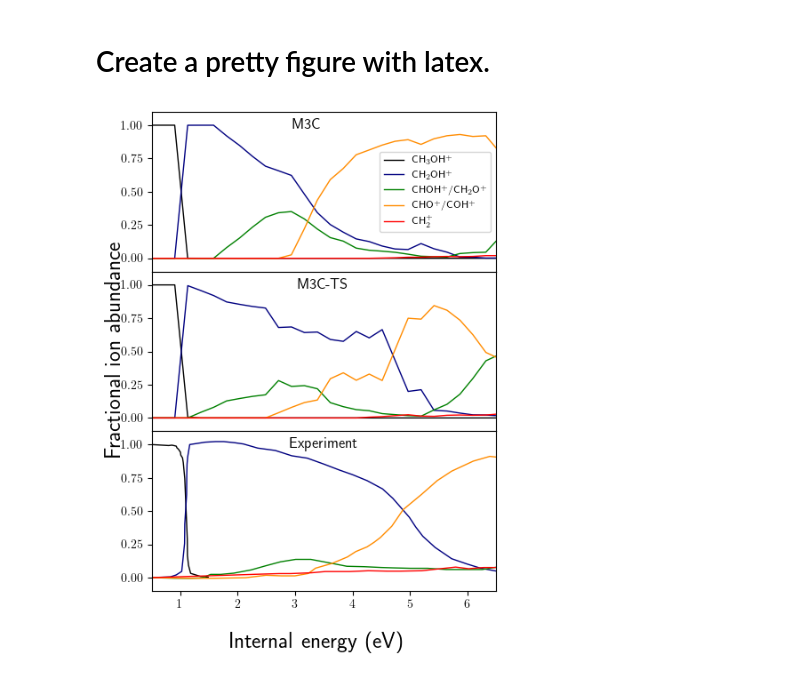
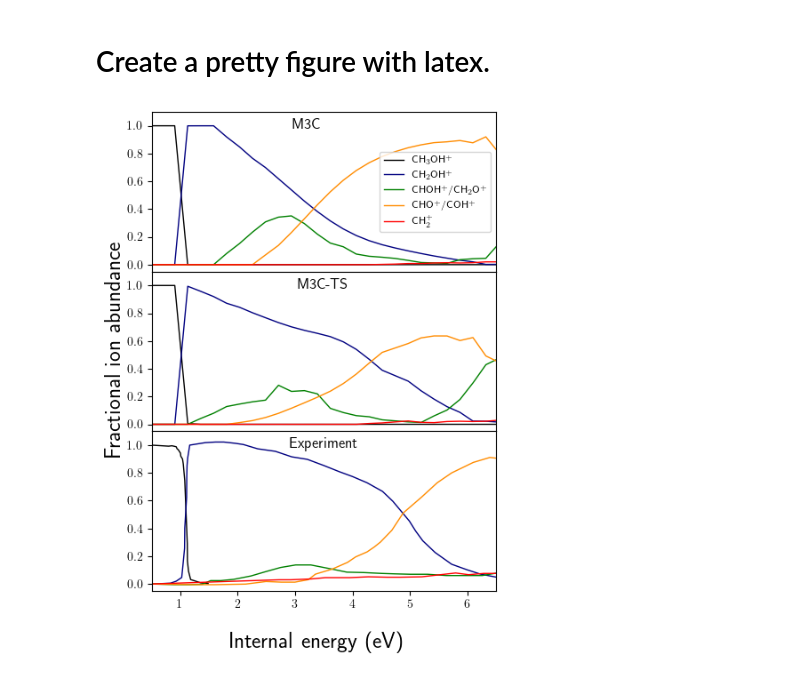
Before and after one commit to emartineznunez/latex, a Jupyter notebook: colab.ipynb, the cells around one changed output. Saved outputs shown, nothing was run; the diff lists cells and outputs as text; code cells hidden in the pictures.

```diff
--- a/colab.ipynb
+++ b/colab.ipynb
@@ -42,13 +42,13 @@ hco_m3cts = m3c_ts['hco']
 ch2_m3cts = m3c_ts['ch2']
 
 #Average of 5 values
-#for k,ele in enumerate(parent_m3cts):
-#  if k > 10 and k < 28:
-#    for i in [-2,-1,1,2]:
-#      ch2oh_m3cts[k] +=  ch2oh_m3cts[k+i]
-#      hco_m3cts[k] +=  hco_m3cts[k+i]
-#    ch2oh_m3cts[k] = ch2oh_m3cts[k] / 5
-#    hco_m3cts[k] = hco_m3cts[k] / 5
+for k,ele in enumerate(parent_m3cts):
+  if k > 10 and k < 28:
+    for i in [-2,-1,1,2]:
+      ch2oh_m3cts[k] +=  ch2oh_m3cts[k+i]
+      hco_m3cts[k] +=  hco_m3cts[k+i]
+    ch2oh_m3cts[k] = ch2oh_m3cts[k] / 5
+    hco_m3cts[k] = hco_m3cts[k] / 5
 
 parent_m3c = m3c['parent']
 ch2oh_m3c = m3c['ch2oh']
@@ -57,13 +57,13 @@ hco_m3c = m3c['hco']
 ch2_m3c = m3c['ch2']
 
 #Average of 5 values
-#for k,ele in enumerate(parent_m3cts):
-#  if k > 10 and k < 28:
-#    for i in [-2,-1,1,2]:
-#      ch2oh_m3c[k] +=  ch2oh_m3c[k+i]
-#      hco_m3c[k] +=  hco_m3c[k+i]
-#    ch2oh_m3c[k] = ch2oh_m3c[k] / 5
-#    hco_m3c[k] = hco_m3c[k] / 5
+for k,ele in enumerate(parent_m3cts):
+  if k > 10 and k < 28:
+    for i in [-2,-1,1,2]:
+      ch2oh_m3c[k] +=  ch2oh_m3c[k+i]
+      hco_m3c[k] +=  hco_m3c[k+i]
+    ch2oh_m3c[k] = ch2oh_m3c[k] / 5
+    hco_m3c[k] = hco_m3c[k] / 5
 
 pyplot.rcParams['text.usetex'] = True
 pyplot.rcParams['figure.figsize'] = (5,7)
@@ -81,34 +81,34 @@ ax1.plot(x_m3c,ch2_m3c,'-',color='red',label='CH$_2^+$',mfc='none',linewidth=1.0
 ax2.plot(x_m3cts,parent_m3cts,'-',color='black',label='CH$_3$OH$^+$',mfc='none',linewidth=1.0)
 ax2.plot(x_m3cts,ch2oh_m3cts,'-',color='navy',label='CH$_2$OH$^+$',mfc='none',linewidth=1.0)
 ax2.plot(x_m3cts,ch2o_m3cts,'-',color='green',label='CHOH$^+$/CH$_2$O$^+$',mfc='none',linewidth=1.0)
 ax2.plot(x_m3cts,hco_m3cts,'-',color='darkorange',label='CHO$^+$/COH$^+$',mfc='none',linewidth=1.0)
 ax2.plot(x_m3cts,ch2_m3cts,'-',color='red',label='CH$_2^+$',mfc='none',linewidth=1.0)
 
 ax3.plot(px,py,'-',color='black',label='CH$_3$OH$^+$',mfc='none',linewidth=1.0)
 ax3.plot(ch2ohx,ch2ohy,'-',color='navy',label='CH$_2$OH$^+$',mfc='none',linewidth=1.0)
 ax3.plot(chohx,chohy,'-',color='green',label='CHOH$^+$/CH$_2$O$^+$',mfc='none',linewidth=1.0)
 ax3.plot(chox,choy,'-',color='darkorange',label='CHO$^+$/COH$^+$',mfc='none',linewidth=1.0)
 ax3.plot(ch2x,ch2y,'-',color='red',label='CH$_2^+$',mfc='none',linewidth=1.0)
 
 ax1.set_xlim(0.5,6.5)
-ax1.set_ylim(-0.1,1.1)
+ax1.set_ylim(-0.05,1.1)
 ax2.set_xlim(0.5,6.5)
-ax2.set_ylim(-0.1,1.1)
+ax2.set_ylim(-0.05,1.1)
 ax3.set_xlim(0.5,6.5)
-ax3.set_ylim(-0.1,1.1)
+ax3.set_ylim(-0.05,1.1)
 
 #ax1.legend(fontsize=6,loc="upper right")
 ax1.legend(fontsize=8)
 ax1.set_title('M3C',x=0.45, y=0.9,pad=-1)
 ax2.set_title('M3C-TS',y=0.9,pad=-1)
 ax3.set_title('Experiment',y=0.9,pad=-1)
 
 for ax in fig.get_axes():
     ax.label_outer()
 
 fig.supylabel('Fractional ion abundance',fontsize=18)
 fig.supxlabel('Internal energy (eV)',fontsize=18)
 pyplot.savefig('comp2.svg')
 pyplot.show()
 # %% [output]
-[figure, old version]
+[figure, new version]
```
